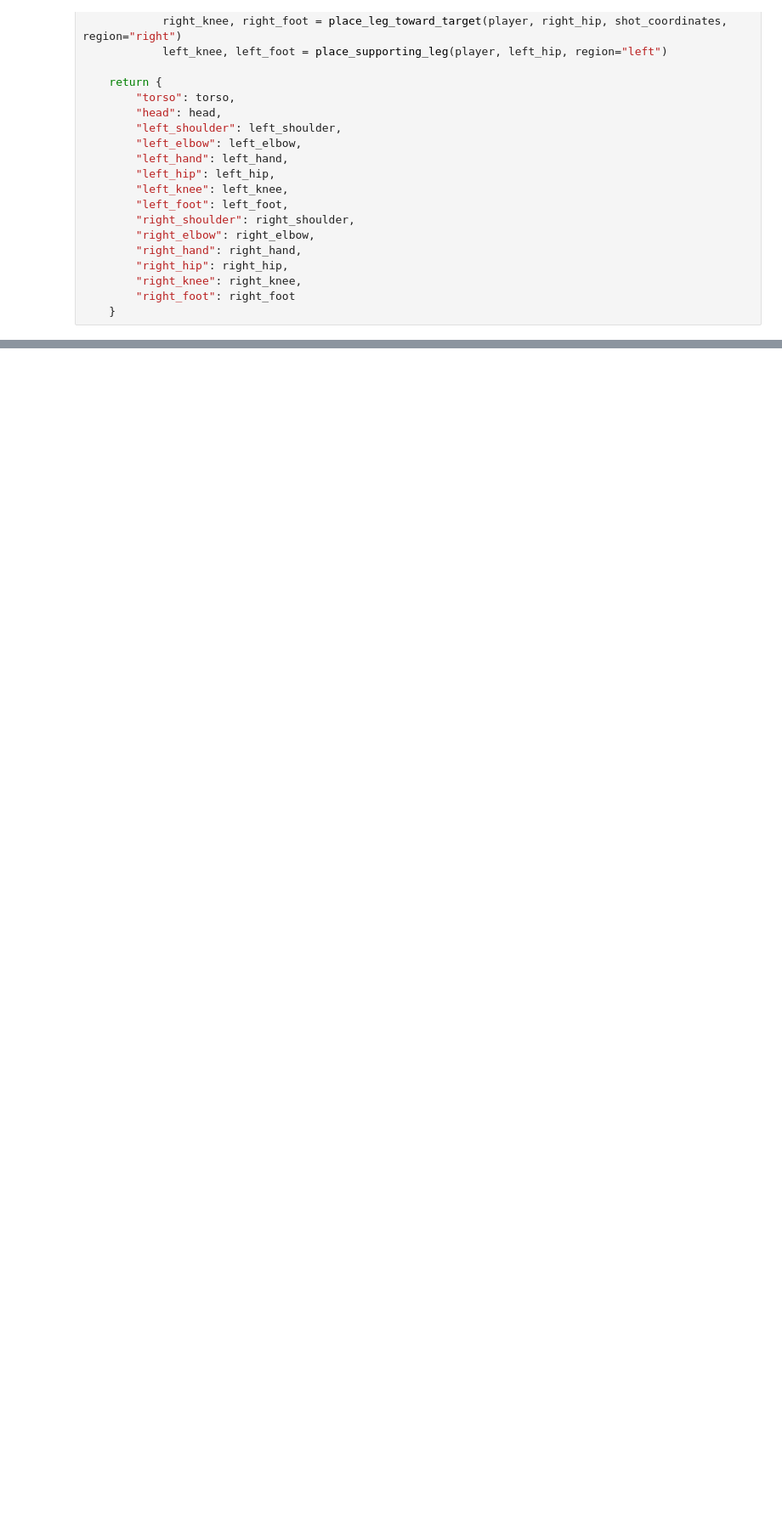
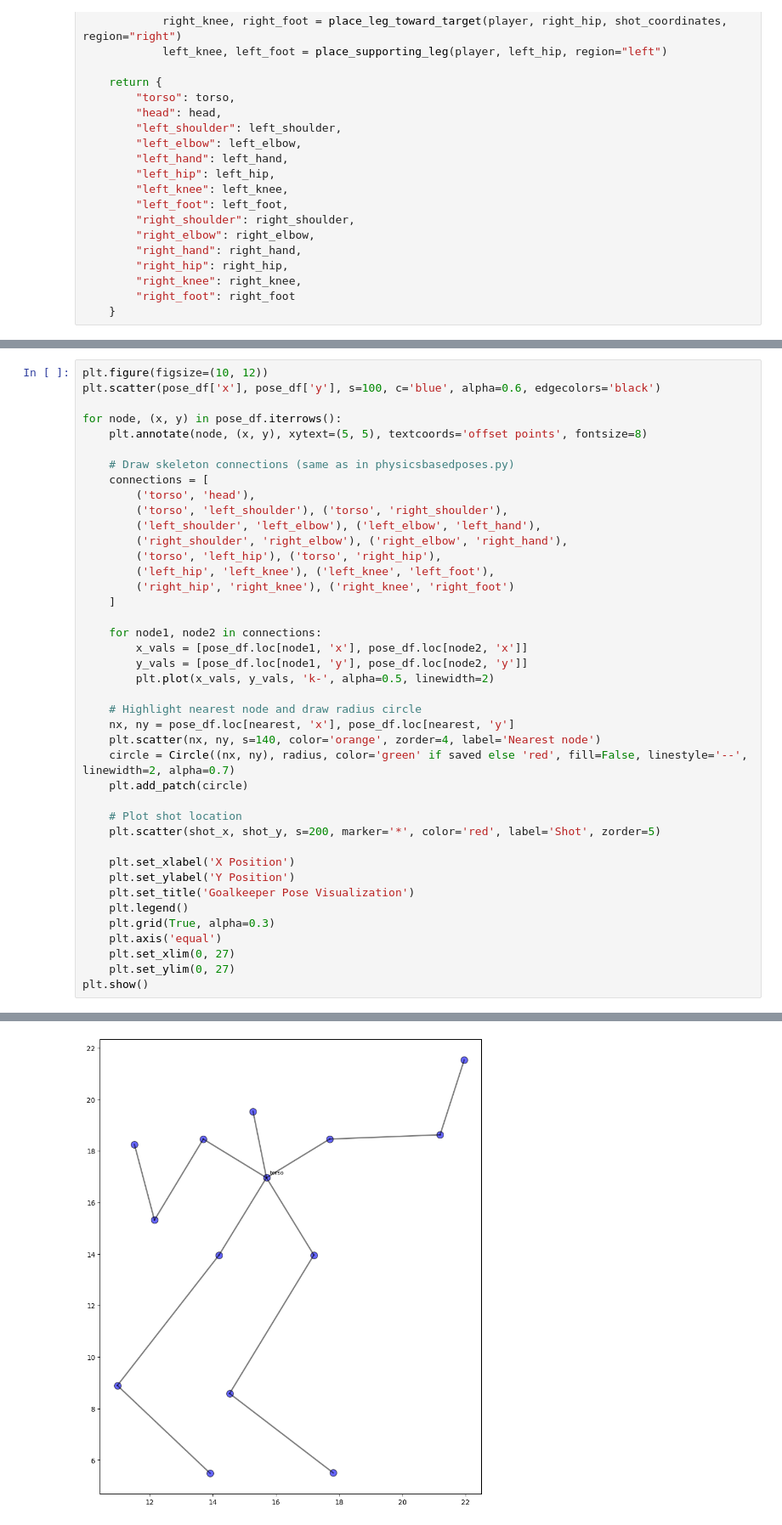
Before and after one commit to mingosmingos/synthetic-goalkeeping-data, a Jupyter notebook: Physics-Based Poses.ipynb, the cells around one changed output, grey strips where cells are left out. Shown at 85% size. Saved outputs shown, nothing was run; the diff lists cells and outputs as text; blank space fills up the shorter version.

```diff
--- a/Physics-Based Poses.ipynb
+++ b/Physics-Based Poses.ipynb
@@ -317,0 +340,42 @@ Ignoring fixed x limits to fulfill fixed data aspect with adjustable data limits
+# %%
+plt.figure(figsize=(10, 12))
+plt.scatter(pose_df['x'], pose_df['y'], s=100, c='blue', alpha=0.6, edgecolors='black')
+
+for node, (x, y) in pose_df.iterrows():
+    plt.annotate(node, (x, y), xytext=(5, 5), textcoords='offset points', fontsize=8)
+
+    # Draw skeleton connections (same as in physicsbasedposes.py)
+    connections = [
+        ('torso', 'head'),
+        ('torso', 'left_shoulder'), ('torso', 'right_shoulder'),
+        ('left_shoulder', 'left_elbow'), ('left_elbow', 'left_hand'),
+        ('right_shoulder', 'right_elbow'), ('right_elbow', 'right_hand'),
+        ('torso', 'left_hip'), ('torso', 'right_hip'),
+        ('left_hip', 'left_knee'), ('left_knee', 'left_foot'),
+        ('right_hip', 'right_knee'), ('right_knee', 'right_foot')
+    ]
+
+    for node1, node2 in connections:
+        x_vals = [pose_df.loc[node1, 'x'], pose_df.loc[node2, 'x']]
+        y_vals = [pose_df.loc[node1, 'y'], pose_df.loc[node2, 'y']]
+        plt.plot(x_vals, y_vals, 'k-', alpha=0.5, linewidth=2)
+
+    # Highlight nearest node and draw radius circle
+    nx, ny = pose_df.loc[nearest, 'x'], pose_df.loc[nearest, 'y']
+    plt.scatter(nx, ny, s=140, color='orange', zorder=4, label='Nearest node')
+    circle = Circle((nx, ny), radius, color='green' if saved else 'red', fill=False, linestyle='--', linewidth=2, alpha=0.7)
+    plt.add_patch(circle)
+
+    # Plot shot location
+    plt.scatter(shot_x, shot_y, s=200, marker='*', color='red', label='Shot', zorder=5)
+
+    plt.set_xlabel('X Position')
+    plt.set_ylabel('Y Position')
+    plt.set_title('Goalkeeper Pose Visualization')
+    plt.legend()
+    plt.grid(True, alpha=0.3)
+    plt.axis('equal')
+    plt.set_xlim(0, 27)
+    plt.set_ylim(0, 27)
+plt.show()
+# %% [output]
@@ -317,0 +383 @@ Ignoring fixed x limits to fulfill fixed data aspect with adjustable data limits
+[figure, added]
```
Also changed, not shown: parts of 6 cells of this notebook, 2 other files.
